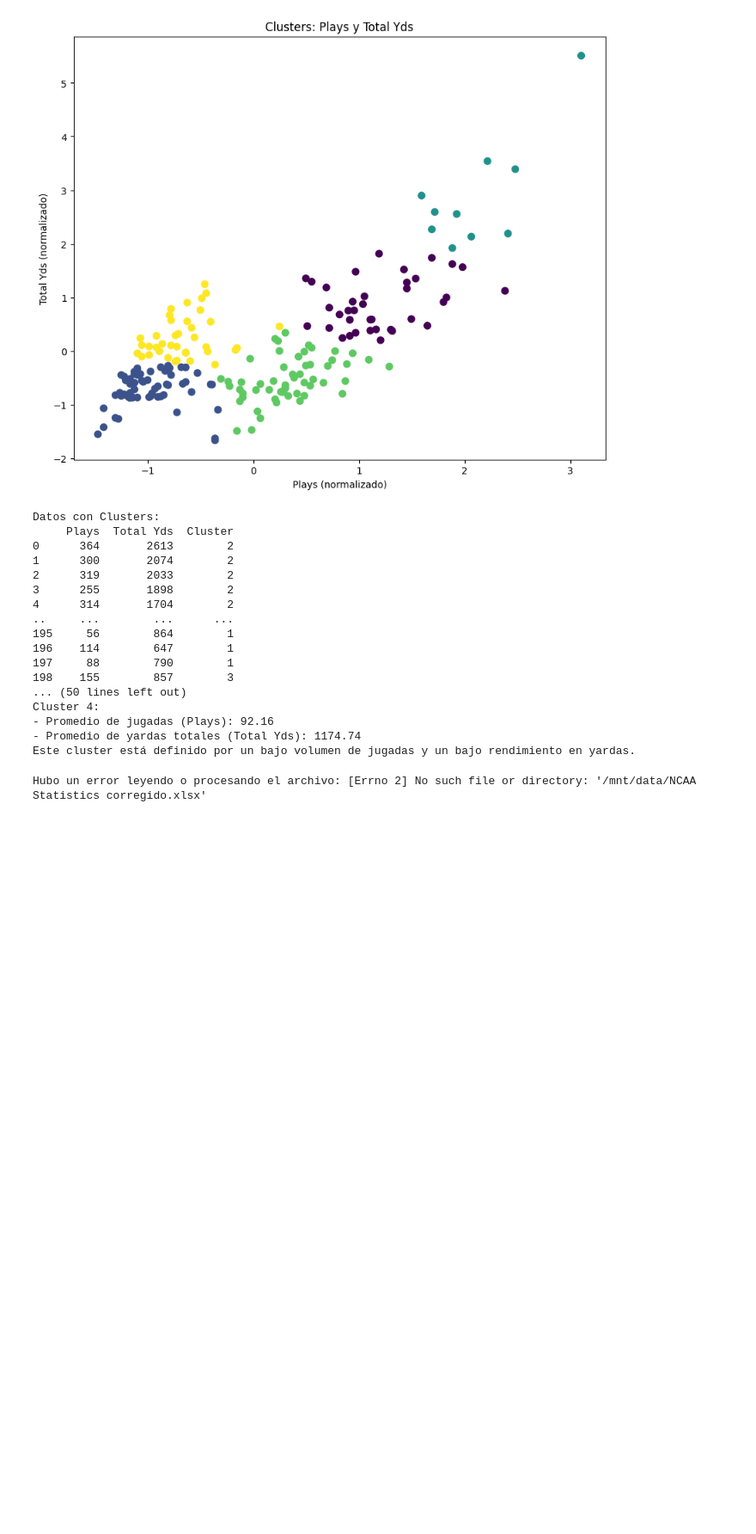
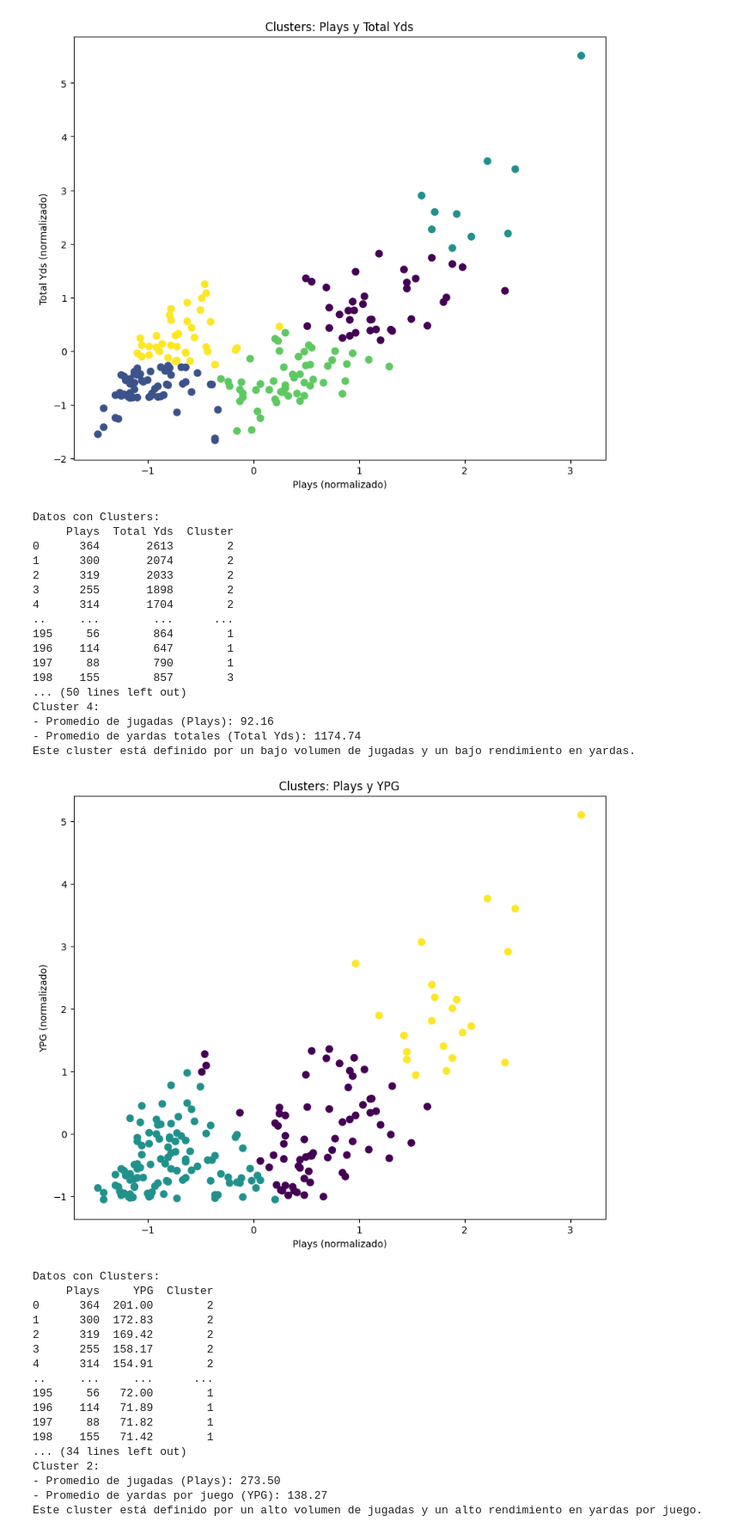
Before and after one commit to Vannod/Ing_Financiera, a Jupyter notebook: P2/Proyecto_Ing_Financiera.ipynb, the cells around one changed output. Shown at 86% size. Cells and saved outputs as stored; diff of their text form; code cells hidden in the pictures; blank space fills up the shorter version.

```diff
--- a/P2/Proyecto_Ing_Financiera.ipynb
+++ b/P2/Proyecto_Ing_Financiera.ipynb
@@ -702,7 +702,7 @@ from sklearn.preprocessing import StandardScaler
 import matplotlib.pyplot as plt
 
 # Especifica la ruta completa del archivo
-file_path = '/mnt/data/NCAA Statistics corregido.xlsx'
+file_path = 'NCAA Statistics corregido.xlsx'
 
 try:
     # Leer el archivo Excel
@@ -735,31 +735,48 @@ try:
     print("\nDatos con Clusters:")
     print(df[['Plays', 'YPG', 'Cluster']])
 
     # Analizar las características promedio de cada cluster
     print("\nCaracterísticas promedio de cada cluster:")
     cluster_means = df.groupby('Cluster').mean(numeric_only=True)
     print(cluster_means)
 
     # Descripción de los clusters
     print("\nDescripción de los clusters:")
     for cluster_id, stats in cluster_means.iterrows():
         print(f"Cluster {cluster_id}:")
         print(f"- Promedio de jugadas (Plays): {stats['Plays']:.2f}")
         print(f"- Promedio de yardas por juego (YPG): {stats['YPG']:.2f}")
         if stats['Plays'] > cluster_means['Plays'].mean():
             plays_desc = "alto volumen de jugadas"
         else:
             plays_desc = "bajo volumen de jugadas"
 
         if stats['YPG'] > cluster_means['YPG'].mean():
             ypg_desc = "alto rendimiento en yardas por juego"
         else:
             ypg_desc = "bajo rendimiento en yardas por juego"
 
         print(f"Este cluster está definido por un {plays_desc} y un {ypg_desc}.")
         print()
 
 except Exception as e:
     print(f"Hubo un error leyendo o procesando el archivo: {e}")
 # %% [output]
+[figure, added]
-Hubo un error leyendo o procesando el archivo: [Errno 2] No such file or directory: '/mnt/data/NCAA Statistics corregido.xlsx'
+Datos con Clusters:
+     Plays     YPG  Cluster
+0      364  201.00        2
+1      300  172.83        2
+2      319  169.42        2
+3      255  158.17        2
+4      314  154.91        2
+..     ...     ...      ...
+195     56   72.00        1
+196    114   71.89        1
+197     88   71.82        1
+198    155   71.42        1
+... (34 lines left out)
+Cluster 2:
+- Promedio de jugadas (Plays): 273.50
+- Promedio de yardas por juego (YPG): 138.27
+Este cluster está definido por un alto volumen de jugadas y un alto rendimiento en yardas por juego.
```
